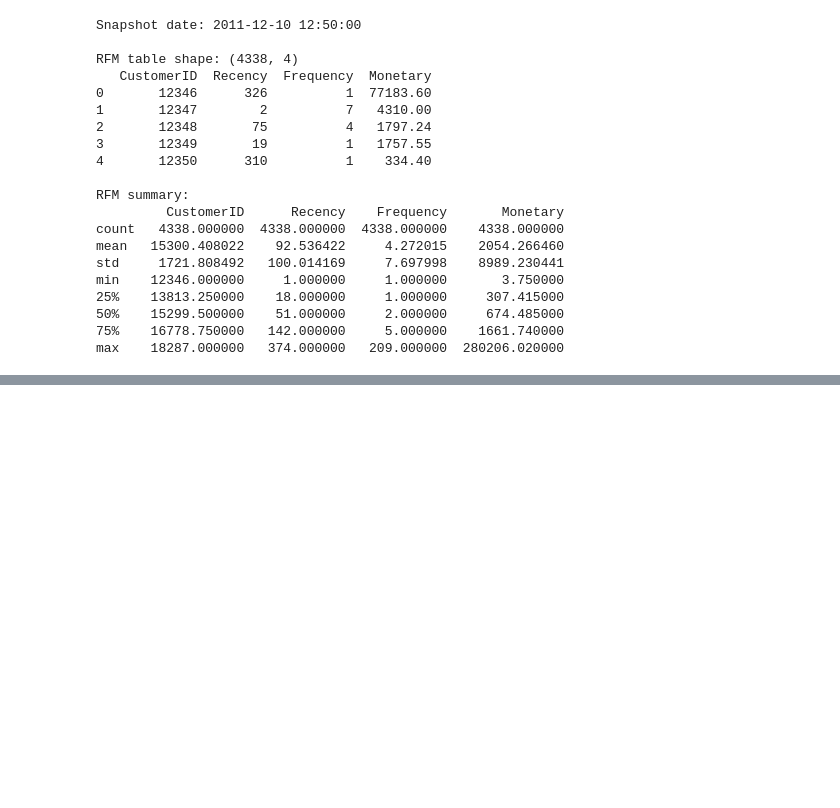
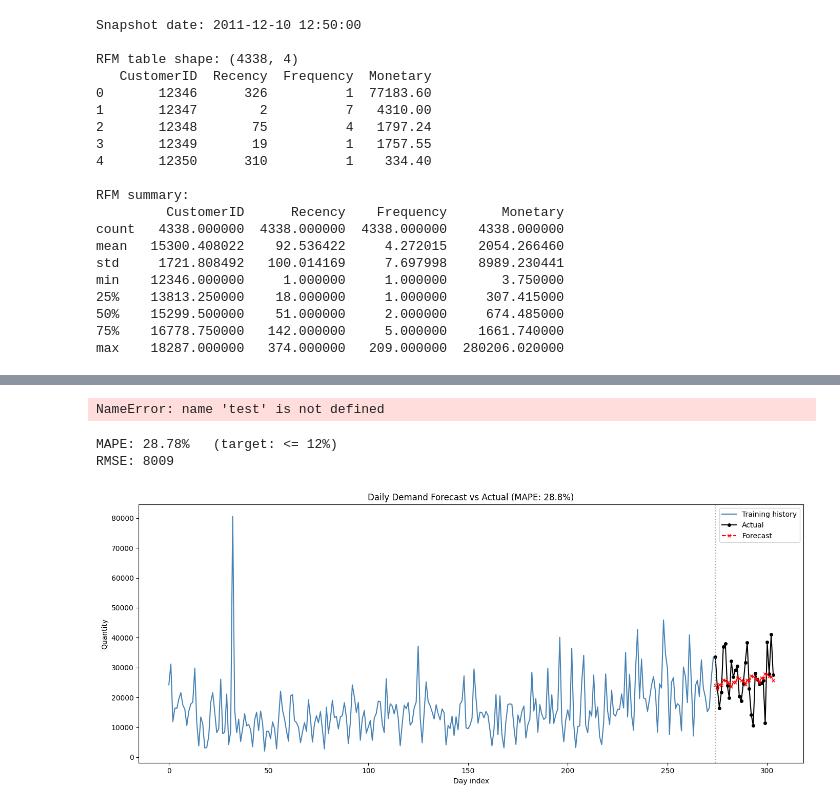
Before and after one commit to sohamsahu85/retailpulse, a Jupyter notebook: notebooks/01_EDA.ipynb, the cells around one changed output, grey strips where cells are left out. Drawn from its saved outputs; the diff is of its cells as text; code cells hidden in the pictures; blank space fills up the shorter version.

```diff
--- a/notebooks/01_EDA.ipynb
+++ b/notebooks/01_EDA.ipynb
@@ -510,0 +825,75 @@ max    18287.000000   374.000000   209.000000  280206.020000
+# %%
+import matplotlib.pyplot as plt
+
+# MAPE = Mean Absolute Percentage Error
+# For each day: |actual - predicted| / actual, averaged, as a %
+actual = test.values
+predicted = forecast.values
+mape = np.mean(np.abs((actual - predicted) / actual)) * 100
+
+# Also compute RMSE for reference
+rmse = np.sqrt(np.mean((actual - predicted) ** 2))
+
+print(f"MAPE: {mape:.2f}%   (target: <= 12%)")
+print(f"RMSE: {rmse:.0f}")
+
+# Plot: train history + forecast vs actual
+plt.figure(figsize=(14, 6))
+plt.plot(range(len(train)), train.values, label='Training history', color='steelblue')
+plt.plot(range(len(train), len(train)+30), actual, label='Actual', color='black', marker='o', markersize=4)
+plt.plot(range(len(train), len(train)+30), predicted, label='Forecast', color='red', linestyle='--', marker='x', markersize=4)
+plt.axvline(len(train), color='gray', linestyle=':', alpha=0.7)
+plt.title(f'Demand Forecast vs Actual (MAPE: {mape:.1f}%)')
+plt.xlabel('Day index'); plt.ylabel('Quantity')
+plt.legend()
+plt.tight_layout()
+plt.savefig('../models/forecast_holtwinters.png', dpi=100, bbox_inches='tight')
+plt.show()
+# %% [output]
+NameError: name 'test' is not defined
+# %%
+import pandas as pd
+import numpy as np
+import matplotlib.pyplot as plt
+from statsmodels.tsa.holtwinters import ExponentialSmoothing
+
+# --- Load & aggregate ---
+df = pd.read_csv('../data/processed/online_retail_clean.csv')
+df['InvoiceDate'] = pd.to_datetime(df['InvoiceDate'])
+daily = df.groupby(df['InvoiceDate'].dt.date).agg(Quantity=('Quantity','sum')).reset_index()
+daily['InvoiceDate'] = pd.to_datetime(daily['InvoiceDate'])
+daily = daily.sort_values('InvoiceDate').reset_index(drop=True)
+daily = daily[daily['InvoiceDate'] < '2011-12-09']   # trim artifact day
+
+# --- Train / test split ---
+series = daily['Quantity'].reset_index(drop=True)
+train = series[:-30]
+test  = series[-30:]
+
+# --- Model & forecast ---
+model = ExponentialSmoothing(train, trend='add', seasonal='add', seasonal_periods=7).fit()
+forecast = model.forecast(30)
+
+# --- Evaluate ---
+actual = test.values
+predicted = forecast.values
+mape = np.mean(np.abs((actual - predicted) / actual)) * 100
+rmse = np.sqrt(np.mean((actual - predicted) ** 2))
+print(f"MAPE: {mape:.2f}%   (target: <= 12%)")
+print(f"RMSE: {rmse:.0f}")
+
+# --- Plot ---
+plt.figure(figsize=(14, 6))
+plt.plot(range(len(train)), train.values, label='Training history', color='steelblue')
+plt.plot(range(len(train), len(train)+30), actual, label='Actual', color='black', marker='o', markersize=4)
+plt.plot(range(len(train), len(train)+30), predicted, label='Forecast', color='red', linestyle='--', marker='x', markersize=4)
+plt.axvline(len(train), color='gray', linestyle=':', alpha=0.7)
+plt.title(f'Daily Demand Forecast vs Actual (MAPE: {mape:.1f}%)')
+plt.xlabel('Day index'); plt.ylabel('Quantity')
+plt.legend()
+plt.tight_layout()
+plt.savefig('../models/forecast_holtwinters_daily.png', dpi=100, bbox_inches='tight')
+# %% [output]
+MAPE: 28.78%   (target: <= 12%)
+RMSE: 8009
+[figure, added]
```
Also changed, not shown: parts of 19 cells of this notebook, 6 other files.
